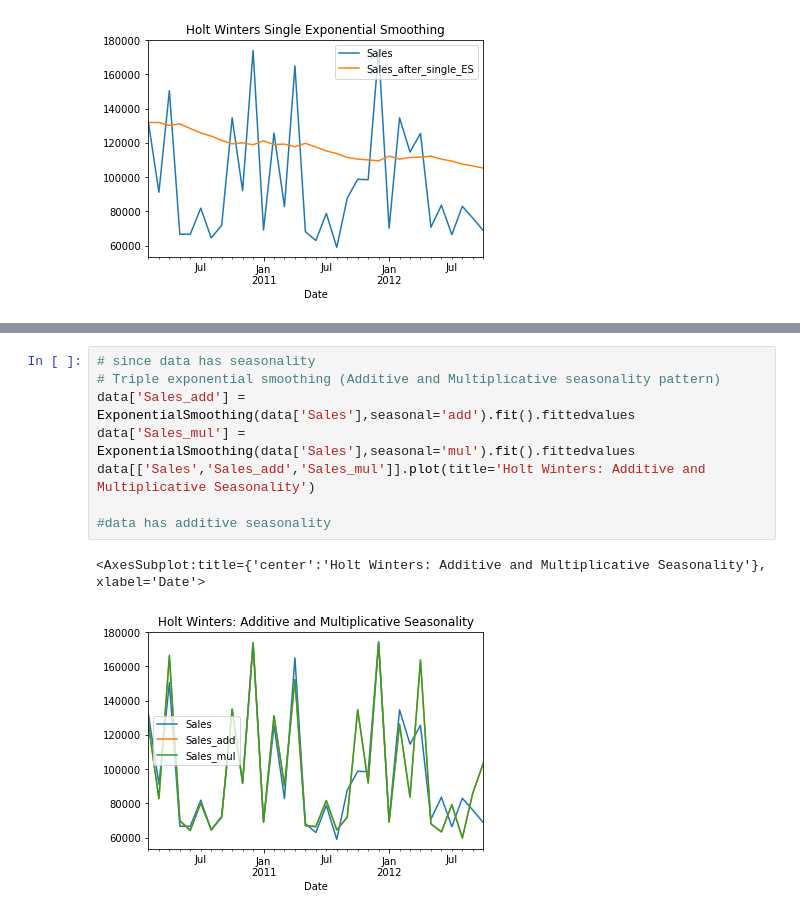
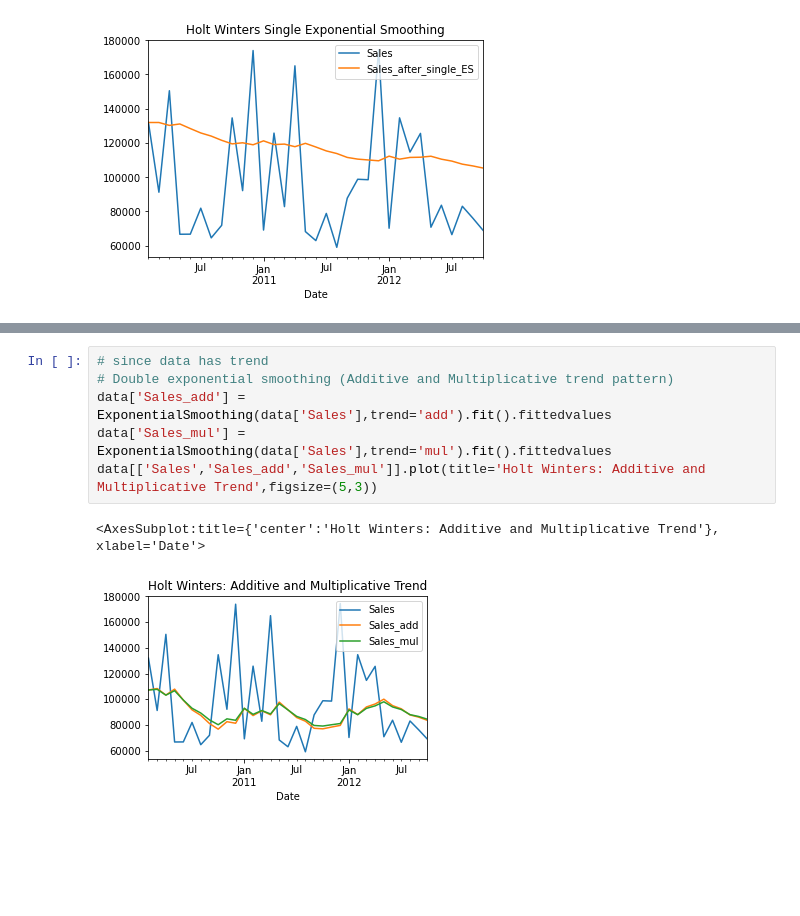
Before and after one commit to VV1707/ForecastingwithHoltWinterMethod, a Jupyter notebook: prediction-HOLT_WINTER_METHOD.ipynb, the cells around one changed output, grey strips where cells are left out. Saved outputs shown, nothing was run; the diff lists cells and outputs as text; blank space fills up the shorter version.

```diff
--- a/prediction-HOLT_WINTER_METHOD.ipynb
+++ b/prediction-HOLT_WINTER_METHOD.ipynb
@@ -109,11 +103,9 @@ data[['Sales','Sales_add','Sales_mul']].plot(title='Holt Winters: Additive and M
-# %%
-# since data has seasonality
-# Triple exponential smoothing (Additive and Multiplicative seasonality pattern)
-data['Sales_add'] = ExponentialSmoothing(data['Sales'],seasonal='add').fit().fittedvalues
-data['Sales_mul'] = ExponentialSmoothing(data['Sales'],seasonal='mul').fit().fittedvalues
-data[['Sales','Sales_add','Sales_mul']].plot(title='Holt Winters: Additive and Multiplicative Seasonality')
-
-#data has additive seasonality
-# %% [output]
-<AxesSubplot:title={'center':'Holt Winters: Additive and Multiplicative Seasonality'}, xlabel='Date'>
-[figure, removed]
+# %%
+# since data has trend
+# Double exponential smoothing (Additive and Multiplicative trend pattern)
+data['Sales_add'] = ExponentialSmoothing(data['Sales'],trend='add').fit().fittedvalues
+data['Sales_mul'] = ExponentialSmoothing(data['Sales'],trend='mul').fit().fittedvalues
+data[['Sales','Sales_add','Sales_mul']].plot(title='Holt Winters: Additive and Multiplicative Trend',figsize=(5,3))
+# %% [output]
+<AxesSubplot:title={'center':'Holt Winters: Additive and Multiplicative Trend'}, xlabel='Date'>
+[figure, added]
```
Also changed, not shown: parts of 18 cells of this notebook.
